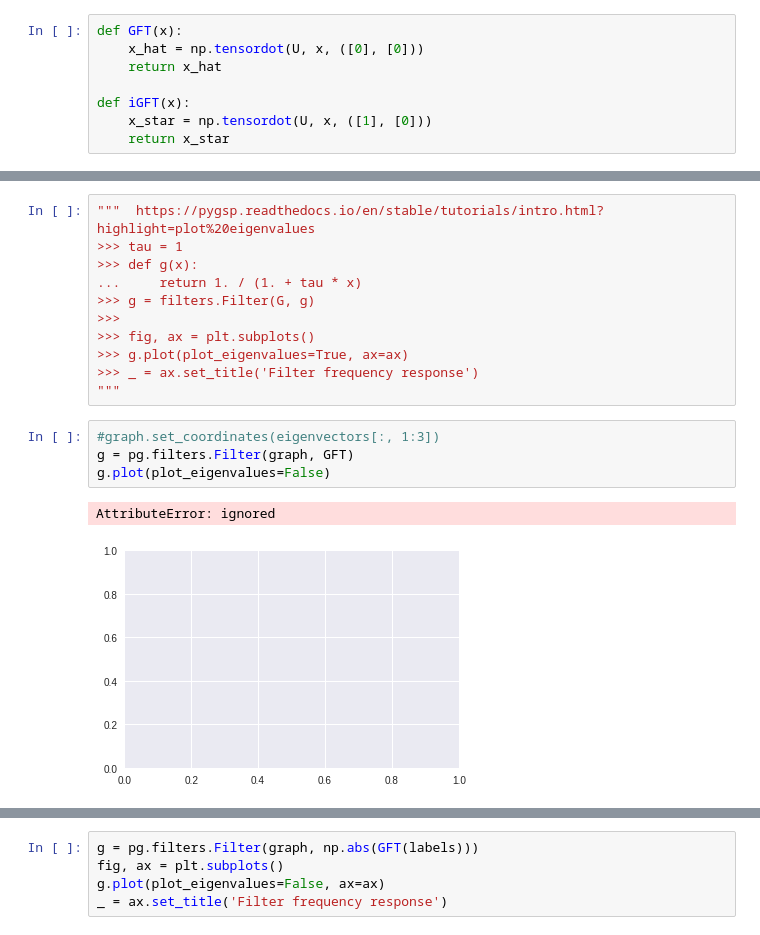
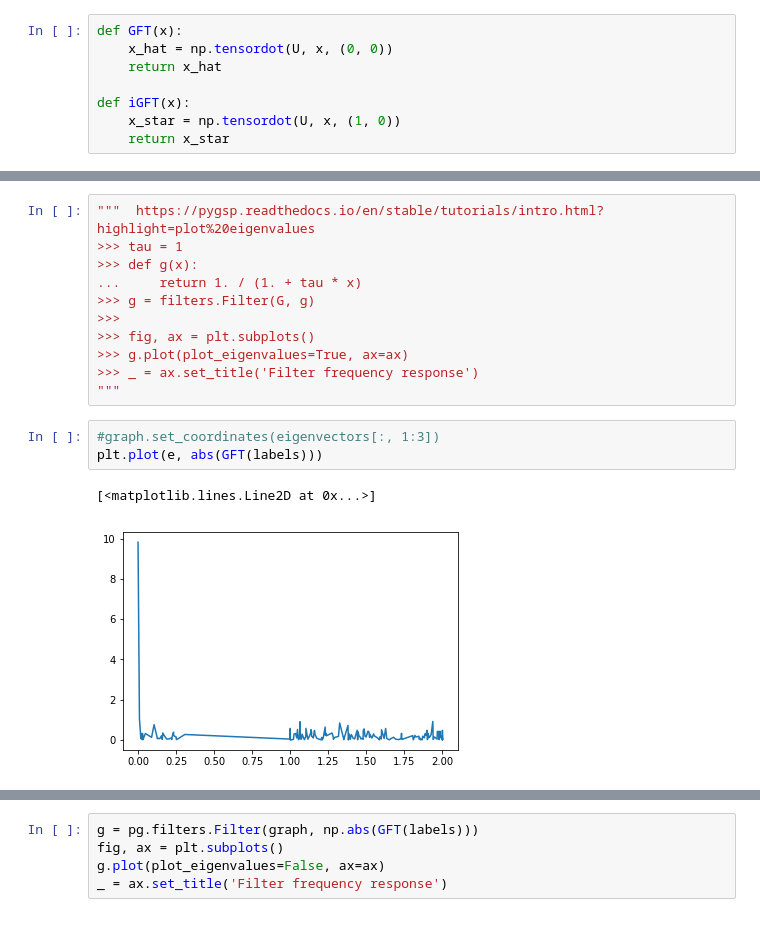
Before and after one commit to ilijagjorgjiev/ntds2018_team50, a Jupyter notebook: milestones/4_graph_signal_processing.ipynb, the cells around one changed output, grey strips where cells are left out. Saved outputs shown, nothing was run; the diff lists cells and outputs as text.

```diff
--- a/milestones/4_graph_signal_processing.ipynb
+++ b/milestones/4_graph_signal_processing.ipynb
@@ -220,11 +198,11 @@ For the eigenvectors corresponding to the smaller eigenvalues (first three) whic
 Implement a function that returns the Graph Fourier Transform (GFT) of a given vector $x \in \mathbb{R}^{N},$ with respect to your graph, and a function that computes the corresponding inverse GFT (iGFT).
 # %%
 def GFT(x):
-    x_hat = np.tensordot(U, x, ([0], [0]))
+    x_hat = np.tensordot(U, x, (0, 0))
     return x_hat
 
 def iGFT(x):
-    x_star = np.tensordot(U, x, ([1], [0]))
+    x_star = np.tensordot(U, x, (1, 0))
     return x_star
 # %% [markdown]
 ### Question 4
@@ -291,11 +270,10 @@ print(len(f))
 """
 # %%
 #graph.set_coordinates(eigenvectors[:, 1:3])
-g = pg.filters.Filter(graph, GFT)
-g.plot(plot_eigenvalues=False)
+plt.plot(e, abs(GFT(labels)))
 # %% [output]
-AttributeError: ignored
+[<matplotlib.lines.Line2D at 0x...>]
-[figure, old version]
+[figure, new version]
 # %%
 #graph.set_coordinates(eigenvectors[:, 1:3])
 x = labels
```
Also changed, not shown: parts of 26 cells of this notebook, 1 other file.
